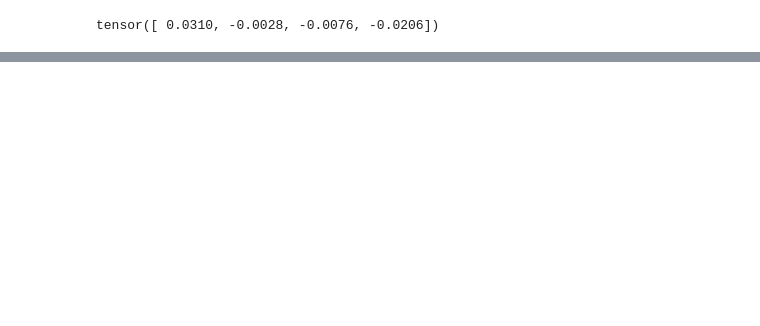
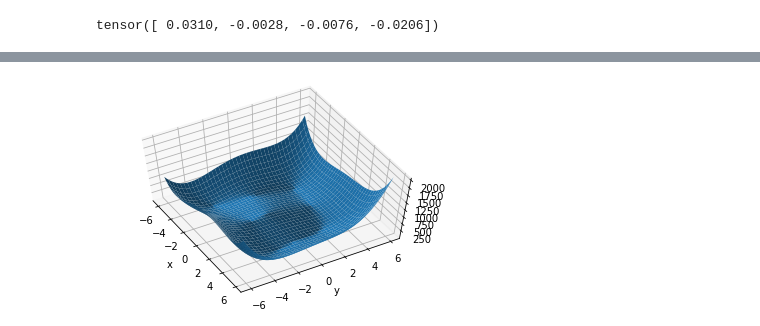
Before and after one commit to mannerslee/MachineLearningPythonStudy, a Jupyter notebook: pytorch/6_autograd.ipynb, the cells around one changed output, grey strips where cells are left out. Cells and saved outputs as stored; diff of their text form; code cells hidden in the pictures; blank space fills up the shorter version.

```diff
--- a/pytorch/6_autograd.ipynb
+++ b/pytorch/6_autograd.ipynb
@@ -36,0 +54,19 @@ tensor([ 0.0310, -0.0028, -0.0076, -0.0206])
+# %%
+def himmelblau(x):
+    return (x[0]**2 + x[1] - 11)**2  +  (x[0]+x[1]**2 - 7)**2
+# %%
+x = np.arange(-6,6,0.1)
+y = np.arange(-6,6,0.1)
+X,Y = np.meshgrid(x,y)
+Z = himmelblau([X,Y])
+
+fig = plt.figure("himmelblau")
+ax = fig.gca(projection='3d')
+
+ax.plot_surface(X, Y, Z)
+ax.view_init(60, -30)
+ax.set_xlabel('x')
+ax.set_ylabel('y')
+plt.show()
+# %% [output]
+[figure, added]
```
Also changed, not shown: parts of 12 cells of this notebook, 1 other file.
